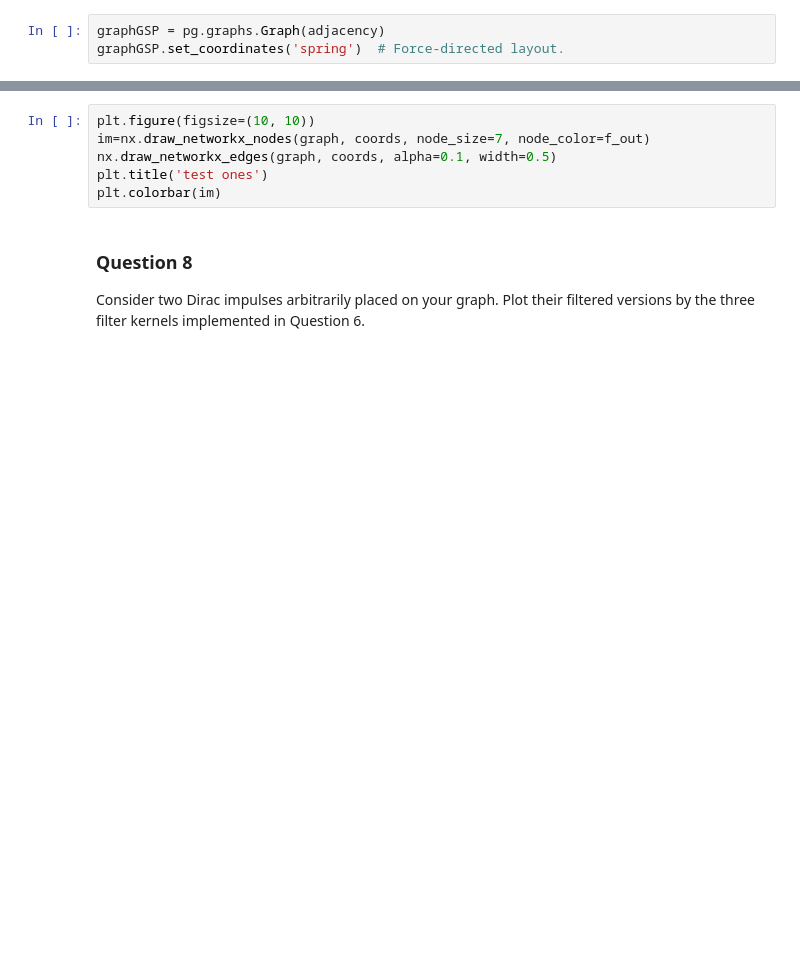
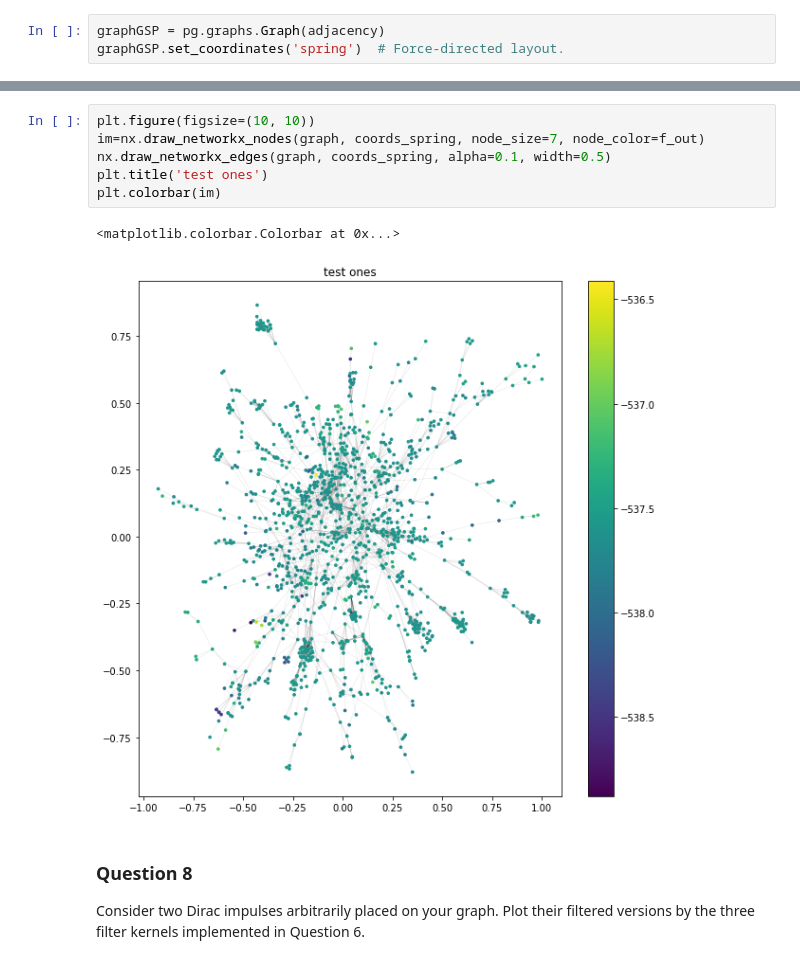
Before and after one commit to swouf/ntds_IMDb_team4, a Jupyter notebook: 4_graph_signal_processing.ipynb, the cells around one changed output, grey strips where cells are left out. Saved outputs shown, nothing was run; the diff lists cells and outputs as text; blank space fills up the shorter version.

```diff
--- a/4_graph_signal_processing.ipynb
+++ b/4_graph_signal_processing.ipynb
@@ -476,9 +496,12 @@ f_out = graph_filter(x, 'heat_kernel', **args)
 # %%
 plt.figure(figsize=(10, 10))
-im=nx.draw_networkx_nodes(graph, coords, node_size=7, node_color=f_out)
-nx.draw_networkx_edges(graph, coords, alpha=0.1, width=0.5)
+im=nx.draw_networkx_nodes(graph, coords_spring, node_size=7, node_color=f_out)
+nx.draw_networkx_edges(graph, coords_spring, alpha=0.1, width=0.5)
 plt.title('test ones')
 plt.colorbar(im)
+# %% [output]
+<matplotlib.colorbar.Colorbar at 0x...>
+[figure, added]
 # %% [markdown]
 ### Question 8
 
```
Also changed, not shown: parts of 12 cells of this notebook.
